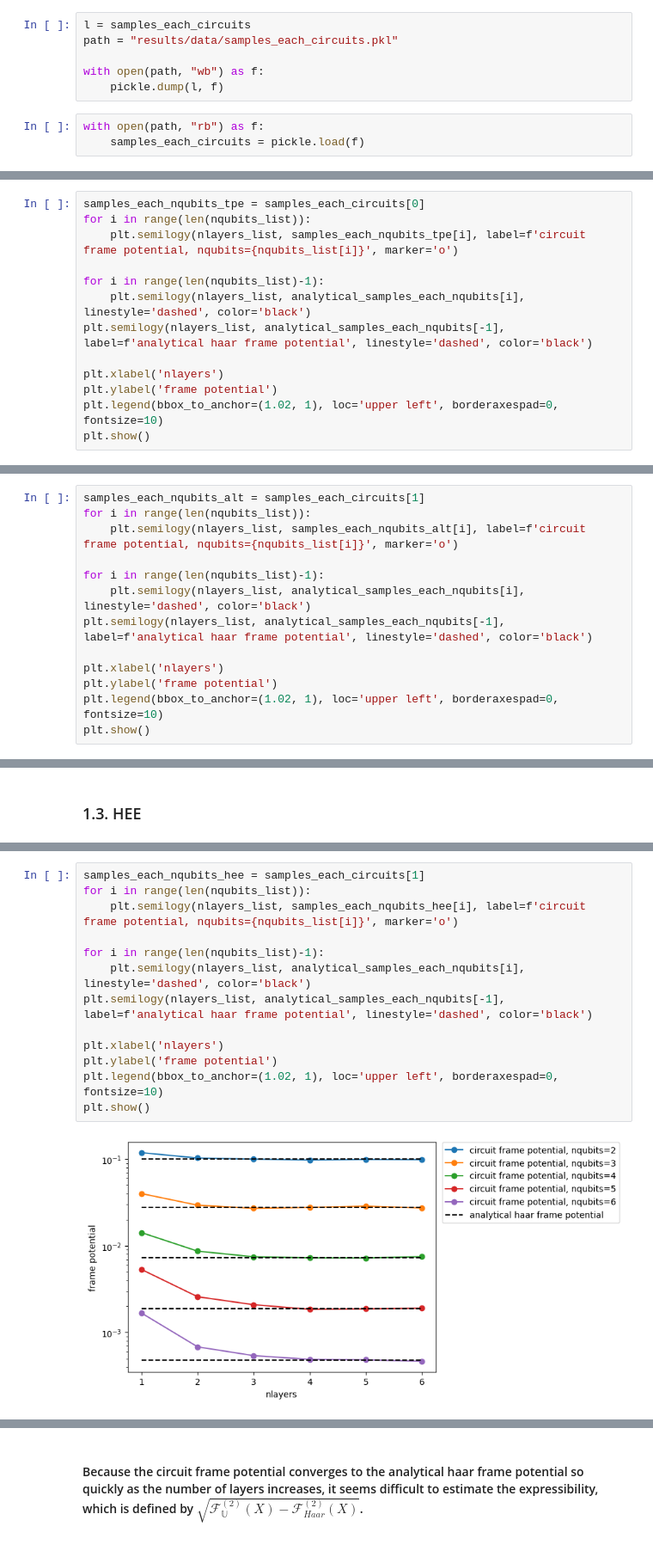
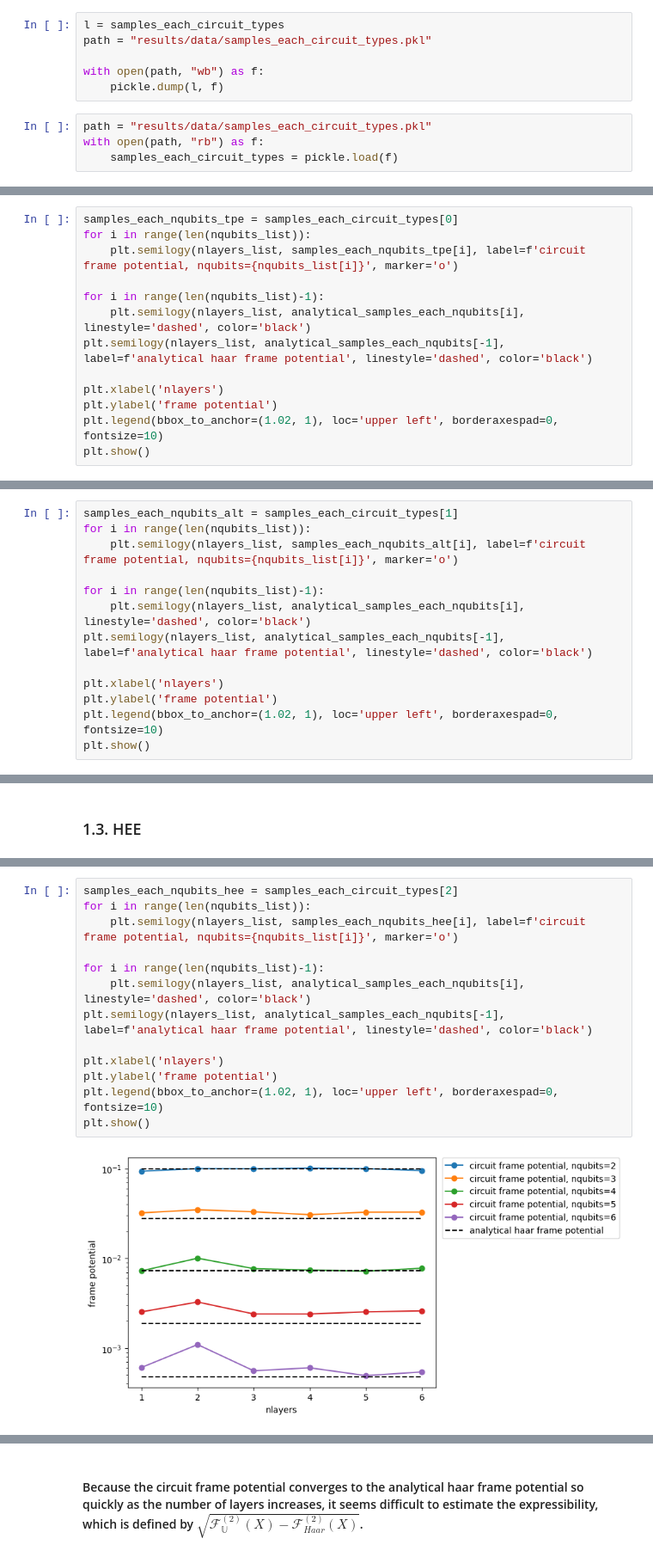
Before and after one commit to kkensuke/encoding-induced_barren-plateau, a Jupyter notebook: expressibility.ipynb, the cells around one changed output, grey strips where cells are left out. Shown: that part at 86% size. Saved outputs shown, nothing was run; the diff lists cells and outputs as text.

```diff
--- a/expressibility.ipynb
+++ b/expressibility.ipynb
@@ -144,12 +144,13 @@ for circuit in circuits:
 # %%
-l = samples_each_circuits
-path = "results/data/samples_each_circuits.pkl"
+l = samples_each_circuit_types
+path = "results/data/samples_each_circuit_types.pkl"
 
 with open(path, "wb") as f:
     pickle.dump(l, f)
 # %%
+path = "results/data/samples_each_circuit_types.pkl"
 with open(path, "rb") as f:
-    samples_each_circuits = pickle.load(f)
+    samples_each_circuit_types = pickle.load(f)
 # %%
 analytical_samples_each_nqubits = []
 for nqubits in nqubits_list:
@@ -169,5 +170,5 @@ circuit.draw('mpl')
 # %%
-samples_each_nqubits_tpe = samples_each_circuits[0]
+samples_each_nqubits_tpe = samples_each_circuit_types[0]
 for i in range(len(nqubits_list)):
     plt.semilogy(nlayers_list, samples_each_nqubits_tpe[i], label=f'circuit frame potential, nqubits={nqubits_list[i]}', marker='o')
 
@@ -220,5 +221,5 @@ circuit.draw('mpl')
 # %%
-samples_each_nqubits_alt = samples_each_circuits[1]
+samples_each_nqubits_alt = samples_each_circuit_types[1]
 for i in range(len(nqubits_list)):
     plt.semilogy(nlayers_list, samples_each_nqubits_alt[i], label=f'circuit frame potential, nqubits={nqubits_list[i]}', marker='o')
 
@@ -267,18 +268,18 @@ circuit.draw('mpl')
 # %%
-samples_each_nqubits_hee = samples_each_circuits[1]
+samples_each_nqubits_hee = samples_each_circuit_types[2]
 for i in range(len(nqubits_list)):
     plt.semilogy(nlayers_list, samples_each_nqubits_hee[i], label=f'circuit frame potential, nqubits={nqubits_list[i]}', marker='o')
 
 for i in range(len(nqubits_list)-1):
     plt.semilogy(nlayers_list, analytical_samples_each_nqubits[i], linestyle='dashed', color='black')
 plt.semilogy(nlayers_list, analytical_samples_each_nqubits[-1], label=f'analytical haar frame potential', linestyle='dashed', color='black')
 
 plt.xlabel('nlayers')
 plt.ylabel('frame potential')
 plt.legend(bbox_to_anchor=(1.02, 1), loc='upper left', borderaxespad=0, fontsize=10)
 plt.show()
 # %% [output]
-[figure, old version]
+[figure, new version]
 # %%
 expressibility_each_nqubits_hee = []
 for i in range(len(nqubits_list)):
```
Also changed, not shown: parts of 15 cells of this notebook, 2 other files.
